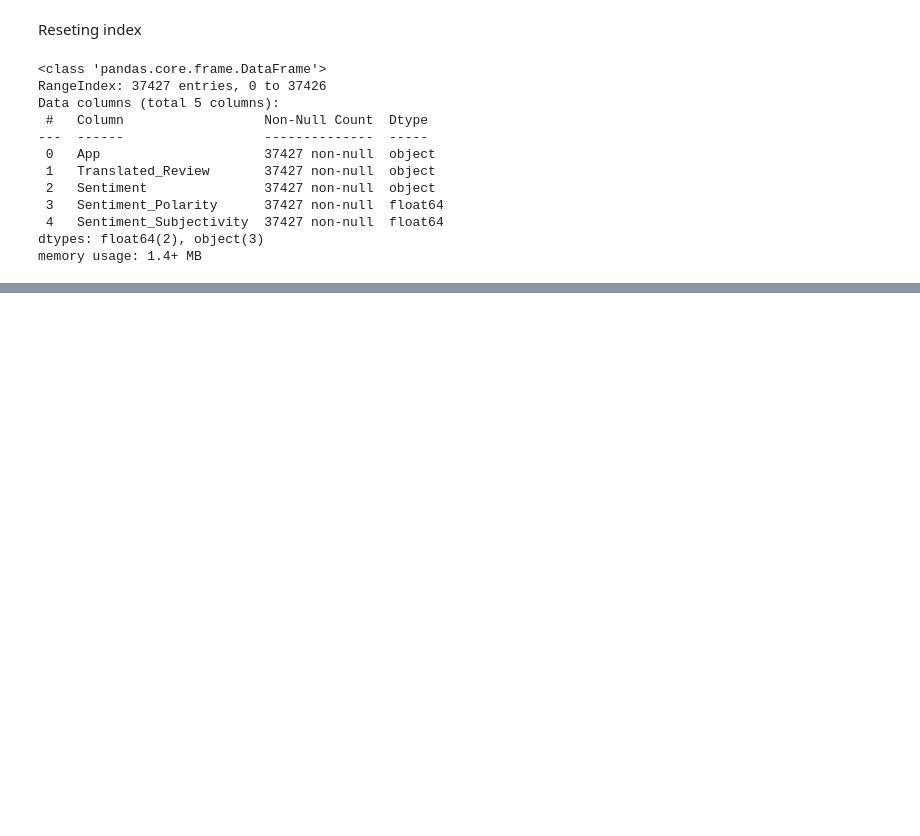
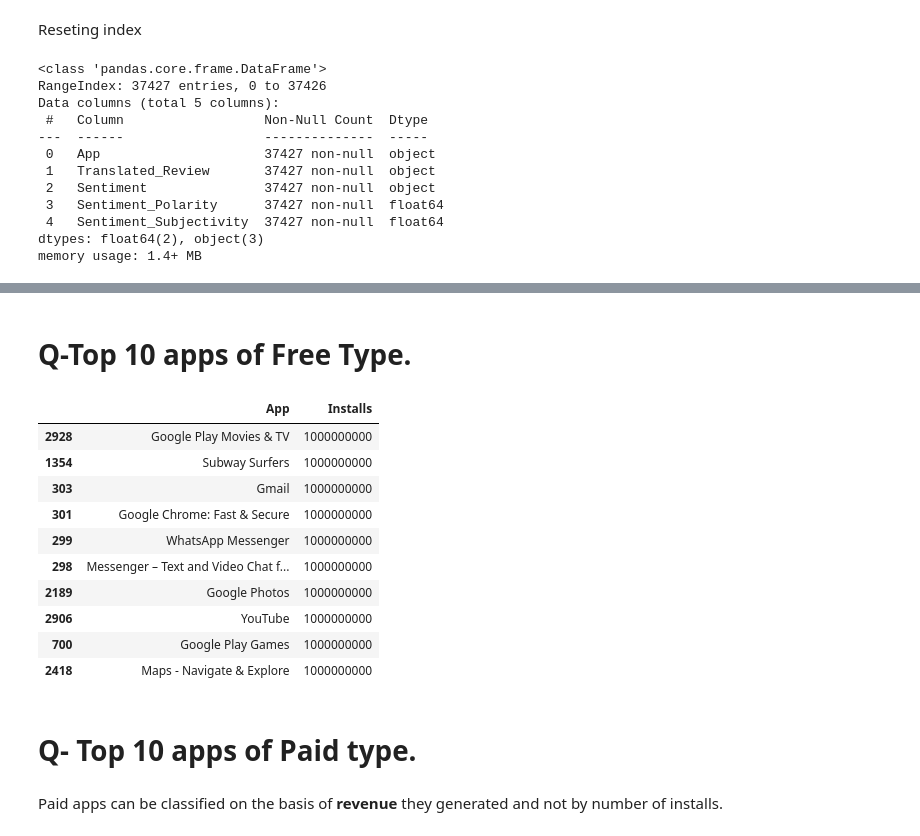
Before and after one commit to MaazAnsari-OO7/Play-Store-App-Review-Analysis, a Jupyter notebook: Play_Store_App_Review_Analysis_Maaz_Ansari_Capstone_Project.ipynb, the cells around one changed output, grey strips where cells are left out. Drawn from its saved outputs; the diff is of its cells as text; code cells hidden in the pictures; blank space fills up the shorter version.

```diff
--- a/Play_Store_App_Review_Analysis_Maaz_Ansari_Capstone_Project.ipynb
+++ b/Play_Store_App_Review_Analysis_Maaz_Ansari_Capstone_Project.ipynb
@@ -323,0 +327,26 @@ memory usage: 1.4+ MB
+# %% [markdown]
+# Q-Top 10 apps of Free Type.
+# %%
+# Dataframe of free type apps.
+free_df=df[df['Type']=='Free']
+# %%
+# Top 10 free app by installs.
+top_free_app=free_df[['App','Installs']].sort_values(by='Installs',ascending=False).head(10)
+# %%
+top_free_app
+# %% [output]
+|  | App | Installs |
+| 2928 | Google Play Movies & TV | 1000000000 |
+| 1354 | Subway Surfers | 1000000000 |
+| 303 | Gmail | 1000000000 |
+| 301 | Google Chrome: Fast & Secure | 1000000000 |
+| 299 | WhatsApp Messenger | 1000000000 |
+| 298 | Messenger – Text and Video Chat f... | 1000000000 |
+| 2189 | Google Photos | 1000000000 |
+| 2906 | YouTube | 1000000000 |
+| 700 | Google Play Games | 1000000000 |
+| 2418 | Maps - Navigate & Explore | 1000000000 |
+# %% [markdown]
+# Q- Top 10 apps of Paid type.
+# %% [markdown]
+Paid apps can be classified on the basis of **revenue** they generated and not by number of installs.
```
Also changed, not shown: parts of 21 cells of this notebook.
